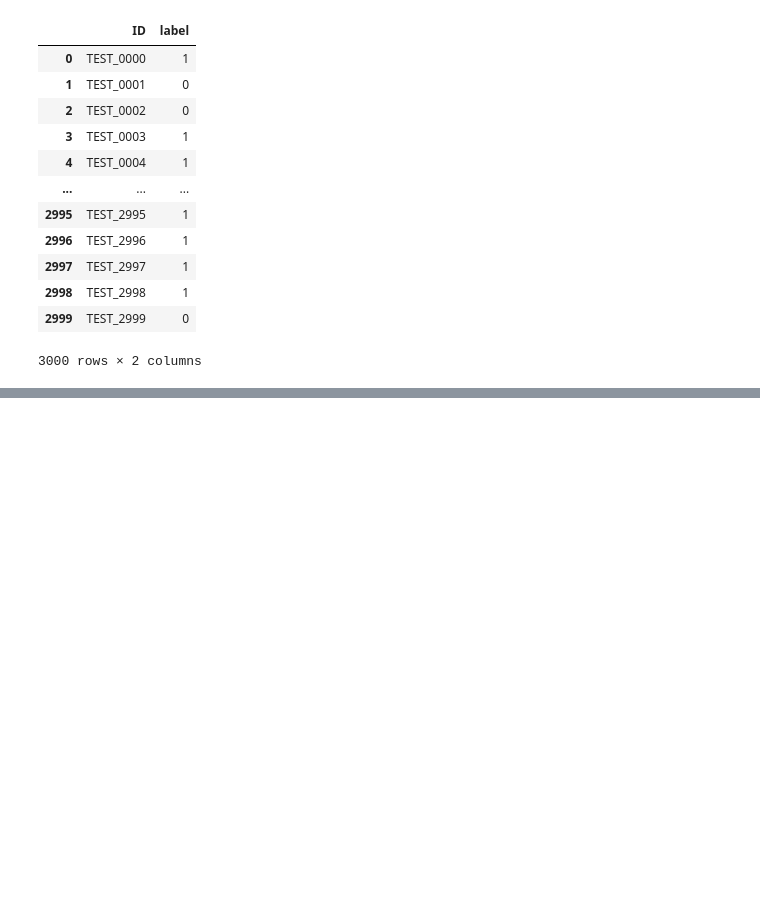
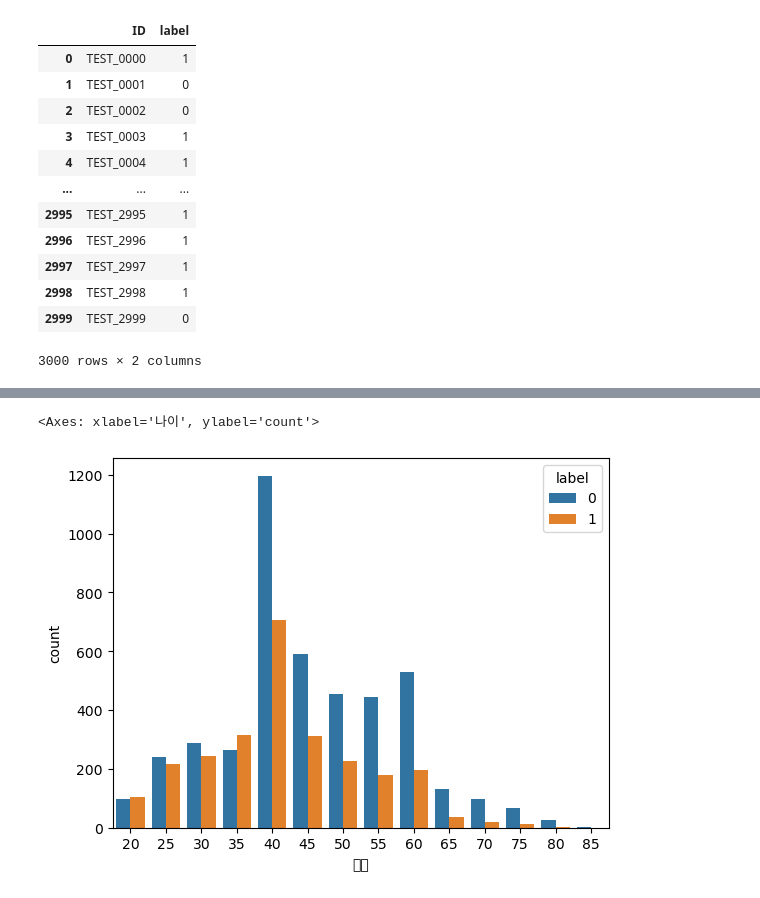
Before and after one commit to EJEJejje/AH_01_2_mini, a Jupyter notebook: eda_KEJ_1.ipynb, the cells around one changed output, grey strips where cells are left out. Saved outputs shown, nothing was run; the diff lists cells and outputs as text; code cells hidden in the pictures; blank space fills up the shorter version.

```diff
--- a/eda_KEJ_1.ipynb
+++ b/eda_KEJ_1.ipynb
@@ -213,3 +217,10 @@ submit
 3000 rows × 2 columns
 # %%
 submit.to_csv('submission.csv', index = False)
+# %%
+#시력 2이상,크레아티닌 1.5이상 요단백 4이상
+
+df.loc[df['시력'] > 2, '시력'] = 2.0
+df.loc[df['혈청 크레아티닌'] > 1.5, '혈청 크레아티닌'] = 1.5
+df.loc[df['요 단백'] > 4, '요 단백'] = 4.0
+df.loc[df['중성 지방'] > 500, '중성 지방'] = 500
@@ -215,0 +241,5 @@ submit.to_csv('submission.csv', index = False)
+# %%
+sns.countplot(data=df, x='나이', hue='label')
+# %% [output]
+<Axes: xlabel='나이', ylabel='count'>
+[figure, added]
```
Also changed, not shown: parts of 19 cells of this notebook, 2 other files.
